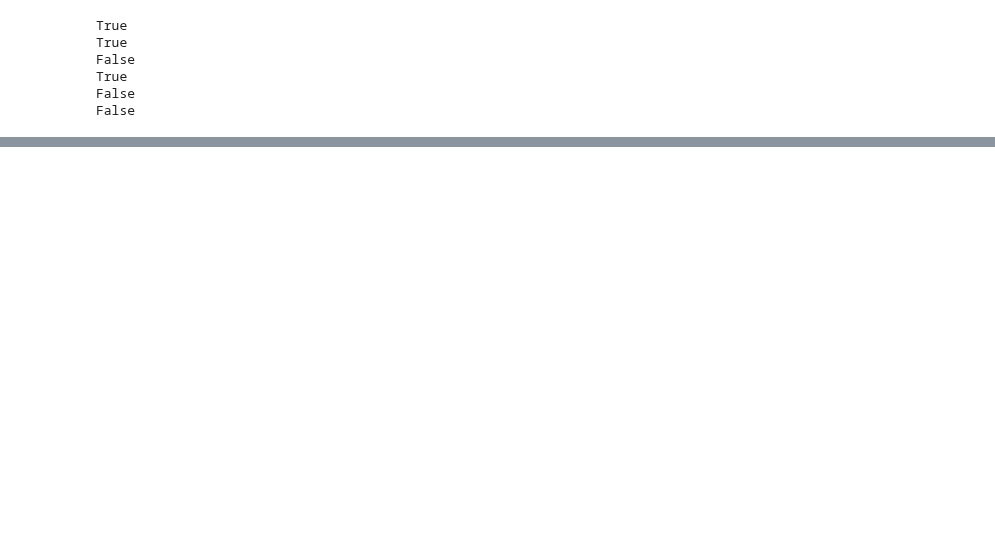
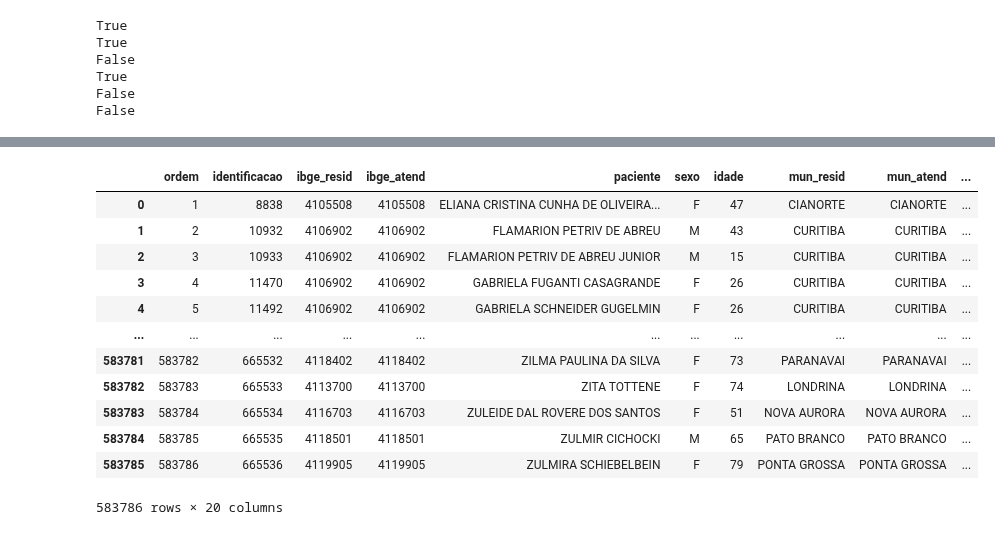
Before and after one commit to vinnylg/covid19datascience, a Jupyter notebook: tb_pacientes_correcoes.ipynb, the cells around one changed output, grey strips where cells are left out. Saved outputs shown, nothing was run; the diff lists cells and outputs as text; code cells hidden in the pictures; blank space fills up the shorter version.

```diff
--- a/tb_pacientes_correcoes.ipynb
+++ b/tb_pacientes_correcoes.ipynb
@@ -34,6 +34,6 @@ timer.stop()
 # %%
 timer.reset()
 casos_confirmados = CasosConfirmados()
-casos_confirmados.update()
+# casos_confirmados.update()
 timer.stop()
 # %% [output]
@@ -48,0 +49,4 @@ casos tb_pacientes: (569911, 48)
+# %%
+casosc['identificacao'] = casosc['identificacao'].apply(int)
+casosc = casosc.sort_values('identificacao')
+casosc.head()
@@ -48,0 +60,4 @@ casos tb_pacientes: (569911, 48)
+# %%
+casost['identificacao'] = casost['identificacao'].apply(int)
+casost = casost.sort_values('identificacao')
+casost.head()
@@ -134,6 +155,4 @@ casos tb_pacientes: (569911, 49)
 # %%
-casosc = sorted_casosc
-casost = sorted_casost
 print(all(casosc['nome_hash'].values == casost['nome_hash'].values))
 print(all(casosc['ibge7'].values == casost['ibge_res_pr'].values))
 print(all(casosc['idade'].values == casost['idade'].values))
@@ -187,0 +205,16 @@ print(timedelta(seconds=timer_all.stop()))
+# %%
+casosc
+# %% [output]
+|  | ordem | identificacao | ibge_resid | ibge_atend | paciente | sexo | idade | mun_resid | mun_atend | ... |
+| 0 | 1 | 8838 | 4105508 | 4105508 | ELIANA CRISTINA CUNHA DE OLIVEIRA... | F | 47 | CIANORTE | CIANORTE | ... |
+| 1 | 2 | 10932 | 4106902 | 4106902 | FLAMARION PETRIV DE ABREU | M | 43 | CURITIBA | CURITIBA | ... |
+| 2 | 3 | 10933 | 4106902 | 4106902 | FLAMARION PETRIV DE ABREU JUNIOR | M | 15 | CURITIBA | CURITIBA | ... |
+| 3 | 4 | 11470 | 4106902 | 4106902 | GABRIELA FUGANTI CASAGRANDE | F | 26 | CURITIBA | CURITIBA | ... |
+| 4 | 5 | 11492 | 4106902 | 4106902 | GABRIELA SCHNEIDER GUGELMIN | F | 26 | CURITIBA | CURITIBA | ... |
+| ... | ... | ... | ... | ... | ... | ... | ... | ... | ... | ... |
+| 583781 | 583782 | 665532 | 4118402 | 4118402 | ZILMA PAULINA DA SILVA | F | 73 | PARANAVAI | PARANAVAI | ... |
+| 583782 | 583783 | 665533 | 4113700 | 4113700 | ZITA TOTTENE | F | 74 | LONDRINA | LONDRINA | ... |
+| 583783 | 583784 | 665534 | 4116703 | 4116703 | ZULEIDE DAL ROVERE DOS SANTOS | F | 51 | NOVA AURORA | NOVA AURORA | ... |
+| 583784 | 583785 | 665535 | 4118501 | 4118501 | ZULMIR CICHOCKI | M | 65 | PATO BRANCO | PATO BRANCO | ... |
+| 583785 | 583786 | 665536 | 4119905 | 4119905 | ZULMIRA SCHIEBELBEIN | F | 79 | PONTA GROSSA | PONTA GROSSA | ... |
+583786 rows × 20 columns
```
Also changed, not shown: parts of 11 cells of this notebook, 1 other file.
